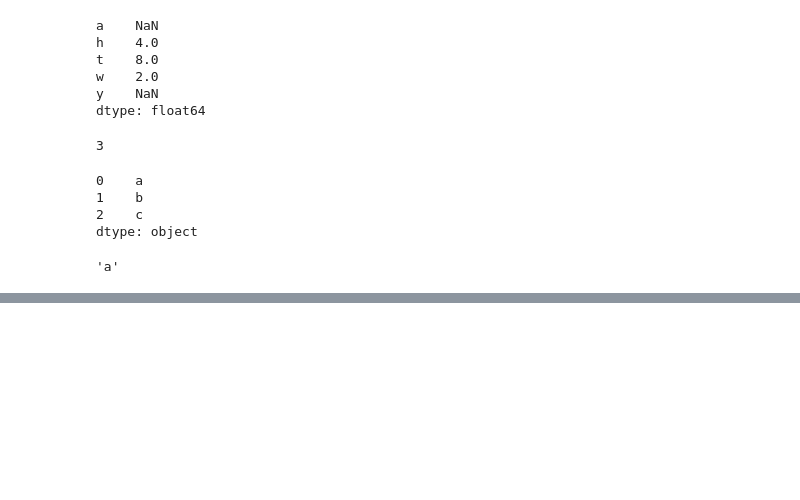
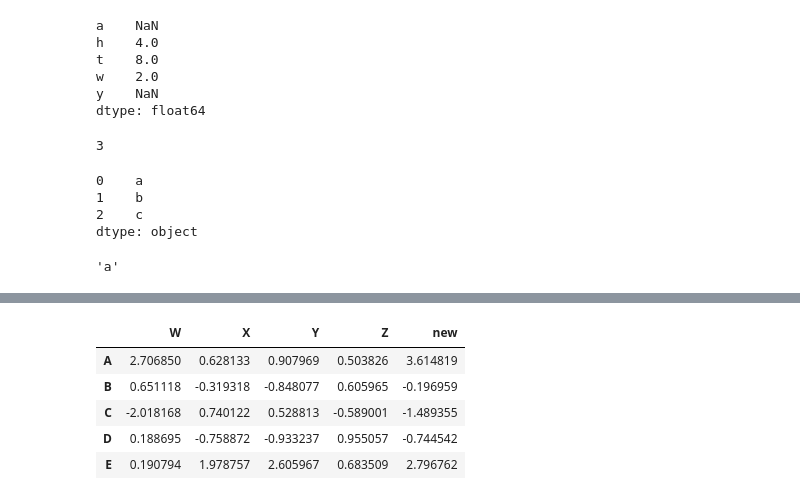
Before and after one commit to pssharma/ML, a Jupyter notebook: python libraries/Pandas.ipynb, the cells around one changed output, grey strips where cells are left out. Saved outputs shown, nothing was run; the diff lists cells and outputs as text; code cells hidden in the pictures; blank space fills up the shorter version.

Commit message:
pandas data frames

```diff
--- a/python libraries/Pandas.ipynb
+++ b/python libraries/Pandas.ipynb
@@ -111,0 +121,2 @@ ser3[0]
+# %%
+df = pd.DataFrame(randn(5,4),['A','B','C','D','E'],['W','X','Y','Z'])
@@ -111,0 +167,11 @@ ser3[0]
+# %%
+df['new'] = df['W'] + df['Y'] #adding new col with arithematic of other cols
+# %%
+df
+# %% [output]
+|  | W | X | Y | Z | new |
+| A | 2.706850 | 0.628133 | 0.907969 | 0.503826 | 3.614819 |
+| B | 0.651118 | -0.319318 | -0.848077 | 0.605965 | -0.196959 |
+| C | -2.018168 | 0.740122 | 0.528813 | -0.589001 | -1.489355 |
+| D | 0.188695 | -0.758872 | -0.933237 | 0.955057 | -0.744542 |
+| E | 0.190794 | 1.978757 | 2.605967 | 0.683509 | 2.796762 |
```
Also changed, not shown: parts of 41 cells of this notebook.
